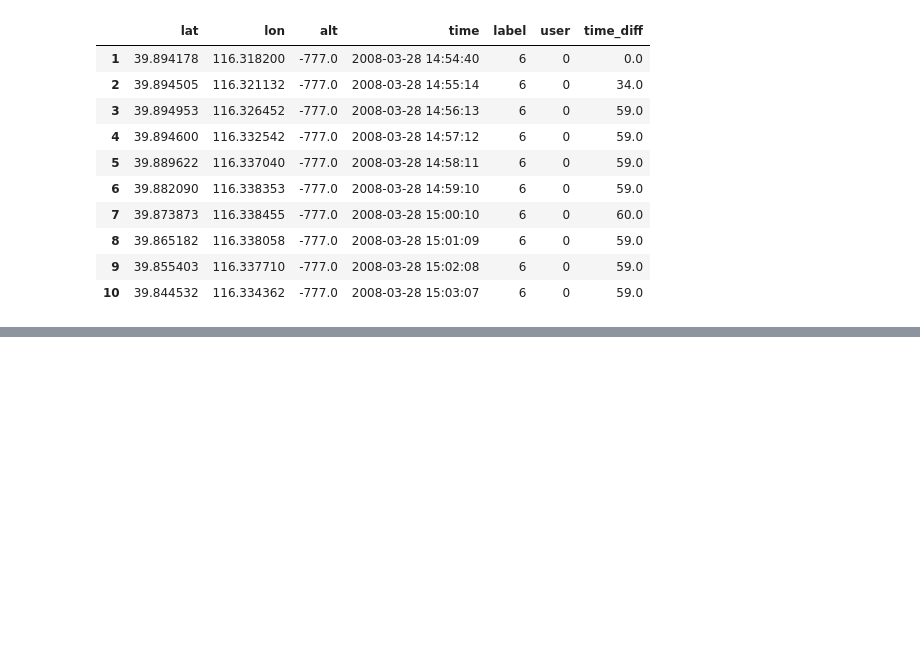
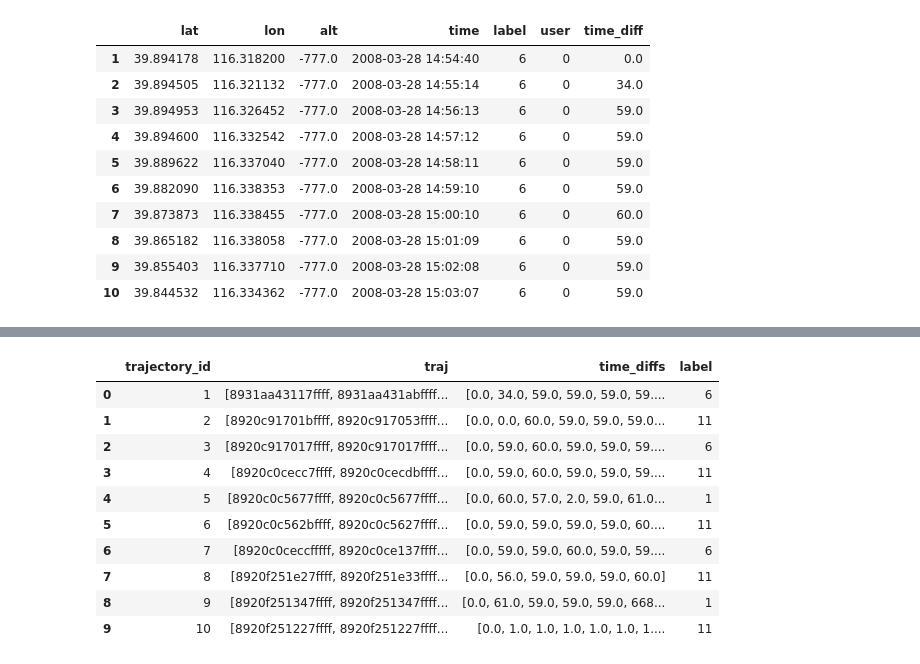
Before and after one commit to Y-Elsayed/Traj-LLMClassifier, a Jupyter notebook: data_processing.ipynb, the cells around one changed output, grey strips where cells are left out. Saved outputs shown, nothing was run; the diff lists cells and outputs as text; code cells hidden in the pictures; blank space fills up the shorter version.

```diff
--- a/data_processing.ipynb
+++ b/data_processing.ipynb
@@ -169,0 +238,23 @@ df.head(10)
+# %%
+# Grouped each trajectory in one row together.
+tokenized_trajectories_df = tokenized_trajectories_df.groupby("trajectory_id").agg({
+    "h3_index": list,
+    "time_diff": list,
+    "label": "first"
+}).reset_index()
+
+tokenized_trajectories_df.rename(columns={"h3_index": "traj", "time_diff": "time_diffs","label":"label"}, inplace=True)
+# %%
+tokenized_trajectories_df.head(10)
+# %% [output]
+|  | trajectory_id | traj | time_diffs | label |
+| 0 | 1 | [8931aa43117ffff, 8931aa431abffff... | [0.0, 34.0, 59.0, 59.0, 59.0, 59.... | 6 |
+| 1 | 2 | [8920c91701bffff, 8920c917053ffff... | [0.0, 0.0, 60.0, 59.0, 59.0, 59.0... | 11 |
+| 2 | 3 | [8920c917017ffff, 8920c917017ffff... | [0.0, 59.0, 60.0, 59.0, 59.0, 59.... | 6 |
+| 3 | 4 | [8920c0cecc7ffff, 8920c0cecdbffff... | [0.0, 59.0, 60.0, 59.0, 59.0, 59.... | 11 |
+| 4 | 5 | [8920c0c5677ffff, 8920c0c5677ffff... | [0.0, 60.0, 57.0, 2.0, 59.0, 61.0... | 1 |
+| 5 | 6 | [8920c0c562bffff, 8920c0c5627ffff... | [0.0, 59.0, 59.0, 59.0, 59.0, 60.... | 11 |
+| 6 | 7 | [8920c0ceccfffff, 8920c0ce137ffff... | [0.0, 59.0, 59.0, 60.0, 59.0, 59.... | 6 |
+| 7 | 8 | [8920f251e27ffff, 8920f251e33ffff... | [0.0, 56.0, 59.0, 59.0, 59.0, 60.0] | 11 |
+| 8 | 9 | [8920f251347ffff, 8920f251347ffff... | [0.0, 61.0, 59.0, 59.0, 59.0, 668... | 1 |
+| 9 | 10 | [8920f251227ffff, 8920f251227ffff... | [0.0, 1.0, 1.0, 1.0, 1.0, 1.0, 1.... | 11 |
```
Also changed, not shown: parts of 13 cells of this notebook.
